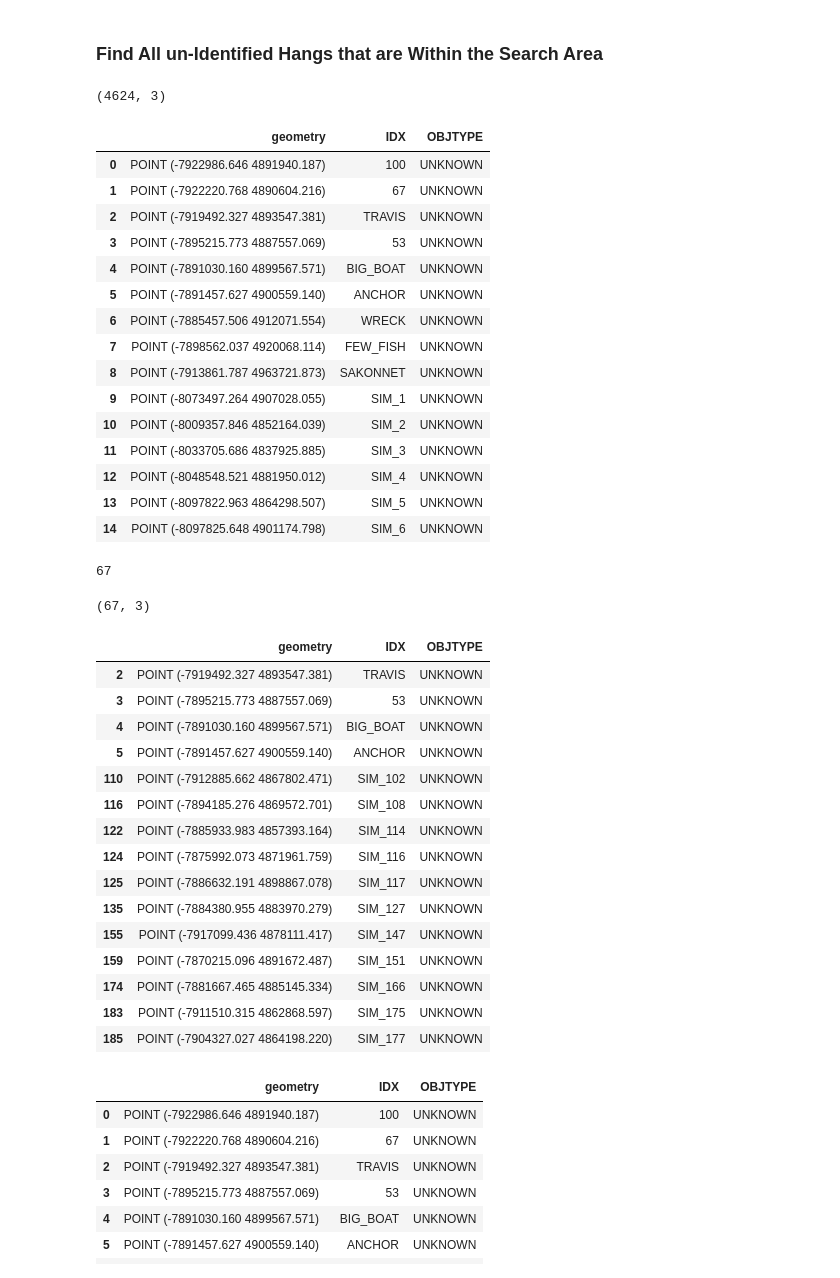
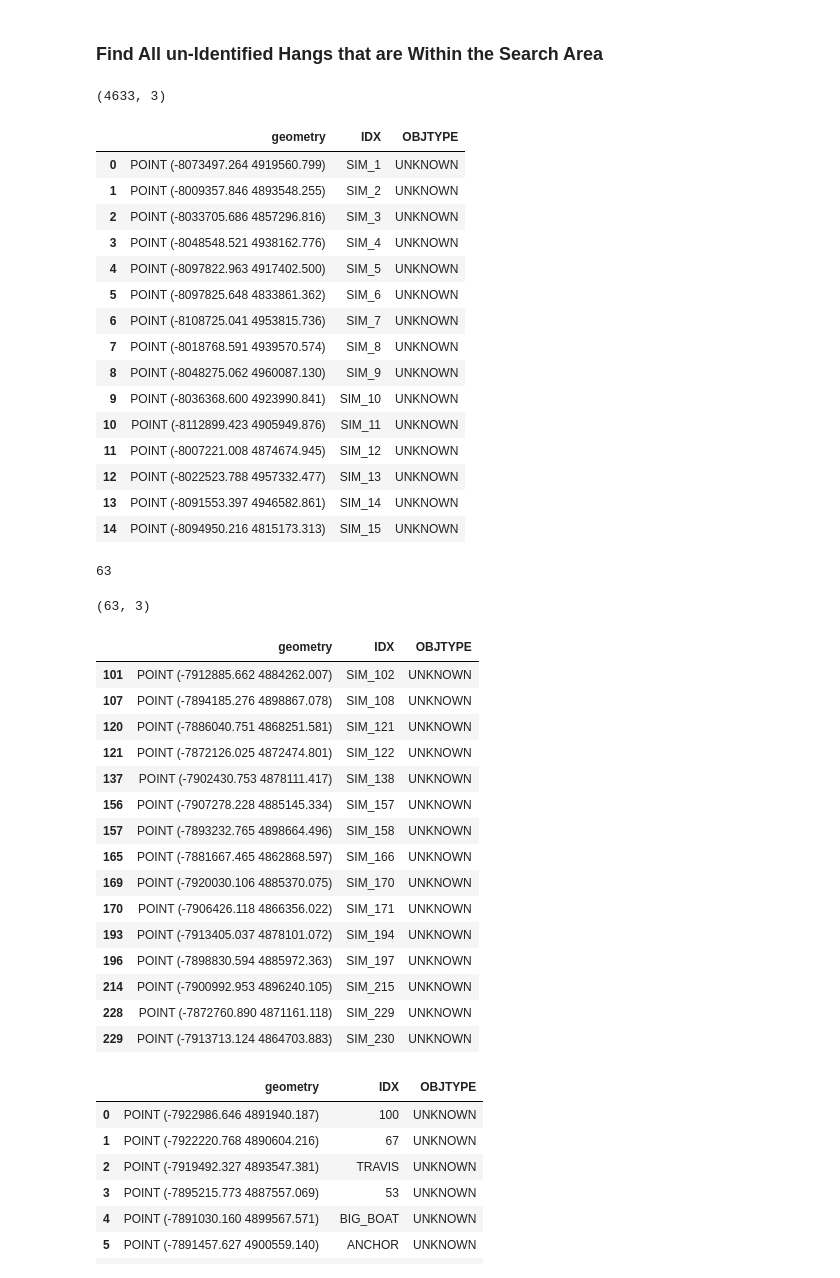
Before and after one commit to Data-Science-for-Conservation/Ocean_GIS_for_Python, a Jupyter notebook: GIS_Analysis.ipynb, the cells around one changed output. Drawn from its saved outputs; the diff is of its cells as text; code cells hidden in the pictures.

Commit message:
feat: separate targets from simulated points for maps

```diff
--- a/GIS_Analysis.ipynb
+++ b/GIS_Analysis.ipynb
@@ -508,12 +508,12 @@ np.random.seed(42)
 n = 100
 
 lon_vals = np.concatenate((np.random.uniform(-72.9, -71.9, size=n),
-                           np.random.uniform(-71.98, -70.57, size=2*n-9),
+                           np.random.uniform(-71.98, -70.57, size=2*n),
                            np.random.uniform(-71.22, -70.62, size=n),
                            np.random.uniform(-70.58, -69.6, size=n)))
 
 lat_vals = np.concatenate((np.random.uniform(39.6, 40.7, size=n),
-                           np.random.uniform(39.8, 40.97, size=2*n-9),
+                           np.random.uniform(39.8, 40.97, size=2*n),
                            np.random.uniform(39.85, 40.45, size=n),
                            np.random.uniform(39.9, 41.05, size=n)))
 
@@ -540,8 +540,8 @@ simu_obs.head()
 # %%
 # Prepend actual targets
-simu_obs = targets.append(simu_obs, ignore_index=True)
+# simu_obs = targets.append(simu_obs, ignore_index=True)
 
-simu_obs.head(15)
+# simu_obs.head(15)
 # %% [output]
 |  | geometry | IDX | OBJTYPE |
 | 0 | POINT (-71.17340 40.17867) | 100 | UNKNOWN |
@@ -778,36 +779,38 @@ display_map(m_2, 'm_2.html')
 ### Find All un-Identified Hangs that are Within the Search Area
 # %%
 # Combine all unknown items into one GeoDataFrame
-all_unknown = simu_obs.append(unknown, ignore_index=True)
+all_unknown = simu_obs.append(unknown,
+                              ignore_index=True).append(targets,
+                                                        ignore_index=True)
 
 # Convert to projected CRS
 all_unknown.to_crs('EPSG:3857', inplace=True)
 
 print(all_unknown.shape)
 all_unknown.head(15)
 # %% [output]
-(4624, 3)
+(4633, 3)
 |  | geometry | IDX | OBJTYPE |
-| 0 | POINT (-7922986.646 4891940.187) | 100 | UNKNOWN |
-| 1 | POINT (-7922220.768 4890604.216) | 67 | UNKNOWN |
-| 2 | POINT (-7919492.327 4893547.381) | TRAVIS | UNKNOWN |
-| 3 | POINT (-7895215.773 4887557.069) | 53 | UNKNOWN |
-| 4 | POINT (-7891030.160 4899567.571) | BIG_BOAT | UNKNOWN |
-| 5 | POINT (-7891457.627 4900559.140) | ANCHOR | UNKNOWN |
-| 6 | POINT (-7885457.506 4912071.554) | WRECK | UNKNOWN |
-| 7 | POINT (-7898562.037 4920068.114) | FEW_FISH | UNKNOWN |
-| 8 | POINT (-7913861.787 4963721.873) | SAKONNET | UNKNOWN |
-| 9 | POINT (-8073497.264 4907028.055) | SIM_1 | UNKNOWN |
-| 10 | POINT (-8009357.846 4852164.039) | SIM_2 | UNKNOWN |
-| 11 | POINT (-8033705.686 4837925.885) | SIM_3 | UNKNOWN |
-| 12 | POINT (-8048548.521 4881950.012) | SIM_4 | UNKNOWN |
-| 13 | POINT (-8097822.963 4864298.507) | SIM_5 | UNKNOWN |
-| 14 | POINT (-8097825.648 4901174.798) | SIM_6 | UNKNOWN |
+| 0 | POINT (-8073497.264 4919560.799) | SIM_1 | UNKNOWN |
+| 1 | POINT (-8009357.846 4893548.255) | SIM_2 | UNKNOWN |
+| 2 | POINT (-8033705.686 4857296.816) | SIM_3 | UNKNOWN |
+| 3 | POINT (-8048548.521 4938162.776) | SIM_4 | UNKNOWN |
+| 4 | POINT (-8097822.963 4917402.500) | SIM_5 | UNKNOWN |
+| 5 | POINT (-8097825.648 4833861.362) | SIM_6 | UNKNOWN |
+| 6 | POINT (-8108725.041 4953815.736) | SIM_7 | UNKNOWN |
+| 7 | POINT (-8018768.591 4939570.574) | SIM_8 | UNKNOWN |
+| 8 | POINT (-8048275.062 4960087.130) | SIM_9 | UNKNOWN |
+| 9 | POINT (-8036368.600 4923990.841) | SIM_10 | UNKNOWN |
+| 10 | POINT (-8112899.423 4905949.876) | SIM_11 | UNKNOWN |
+| 11 | POINT (-8007221.008 4874674.945) | SIM_12 | UNKNOWN |
+| 12 | POINT (-8022523.788 4957332.477) | SIM_13 | UNKNOWN |
+| 13 | POINT (-8091553.397 4946582.861) | SIM_14 | UNKNOWN |
+| 14 | POINT (-8094950.216 4815173.313) | SIM_15 | UNKNOWN |
 # %%
 s_idx = all_unknown['geometry'].within(buff.loc[0])
 sum(s_idx)
 # %% [output]
-67
+63
 # %%
 # Calculate and filter for points within the search area buffer
 search_points = all_unknown.loc[s_idx]
@@ -815,23 +818,23 @@ search_points = all_unknown.loc[s_idx]
 print(search_points.shape)
 search_points.head(15)
 # %% [output]
-(67, 3)
+(63, 3)
 |  | geometry | IDX | OBJTYPE |
-| 2 | POINT (-7919492.327 4893547.381) | TRAVIS | UNKNOWN |
-| 3 | POINT (-7895215.773 4887557.069) | 53 | UNKNOWN |
-| 4 | POINT (-7891030.160 4899567.571) | BIG_BOAT | UNKNOWN |
-| 5 | POINT (-7891457.627 4900559.140) | ANCHOR | UNKNOWN |
-| 110 | POINT (-7912885.662 4867802.471) | SIM_102 | UNKNOWN |
-| 116 | POINT (-7894185.276 4869572.701) | SIM_108 | UNKNOWN |
-| 122 | POINT (-7885933.983 4857393.164) | SIM_114 | UNKNOWN |
-| 124 | POINT (-7875992.073 4871961.759) | SIM_116 | UNKNOWN |
-| 125 | POINT (-7886632.191 4898867.078) | SIM_117 | UNKNOWN |
-| 135 | POINT (-7884380.955 4883970.279) | SIM_127 | UNKNOWN |
-| 155 | POINT (-7917099.436 4878111.417) | SIM_147 | UNKNOWN |
-| 159 | POINT (-7870215.096 4891672.487) | SIM_151 | UNKNOWN |
-| 174 | POINT (-7881667.465 4885145.334) | SIM_166 | UNKNOWN |
-| 183 | POINT (-7911510.315 4862868.597) | SIM_175 | UNKNOWN |
-| 185 | POINT (-7904327.027 4864198.220) | SIM_177 | UNKNOWN |
+| 101 | POINT (-7912885.662 4884262.007) | SIM_102 | UNKNOWN |
+| 107 | POINT (-7894185.276 4898867.078) | SIM_108 | UNKNOWN |
+| 120 | POINT (-7886040.751 4868251.581) | SIM_121 | UNKNOWN |
+| 121 | POINT (-7872126.025 4872474.801) | SIM_122 | UNKNOWN |
+| 137 | POINT (-7902430.753 4878111.417) | SIM_138 | UNKNOWN |
+| 156 | POINT (-7907278.228 4885145.334) | SIM_157 | UNKNOWN |
+| 157 | POINT (-7893232.765 4898664.496) | SIM_158 | UNKNOWN |
+| 165 | POINT (-7881667.465 4862868.597) | SIM_166 | UNKNOWN |
+| 169 | POINT (-7920030.106 4885370.075) | SIM_170 | UNKNOWN |
+| 170 | POINT (-7906426.118 4866356.022) | SIM_171 | UNKNOWN |
+| 193 | POINT (-7913405.037 4878101.072) | SIM_194 | UNKNOWN |
+| 196 | POINT (-7898830.594 4885972.363) | SIM_197 | UNKNOWN |
+| 214 | POINT (-7900992.953 4896240.105) | SIM_215 | UNKNOWN |
+| 228 | POINT (-7872760.890 4871161.118) | SIM_229 | UNKNOWN |
+| 229 | POINT (-7913713.124 4864703.883) | SIM_230 | UNKNOWN |
 # %%
 # Retrieve target search points
 top = targets.loc[:9, :].to_crs('epsg:3857')
```
Also changed, not shown: parts of 4 cells of this notebook, 4 other files.
